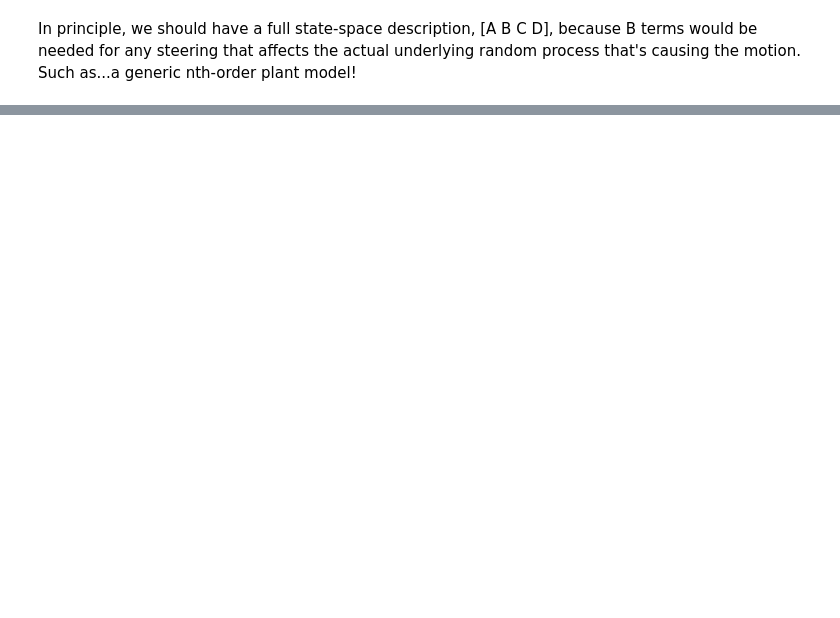
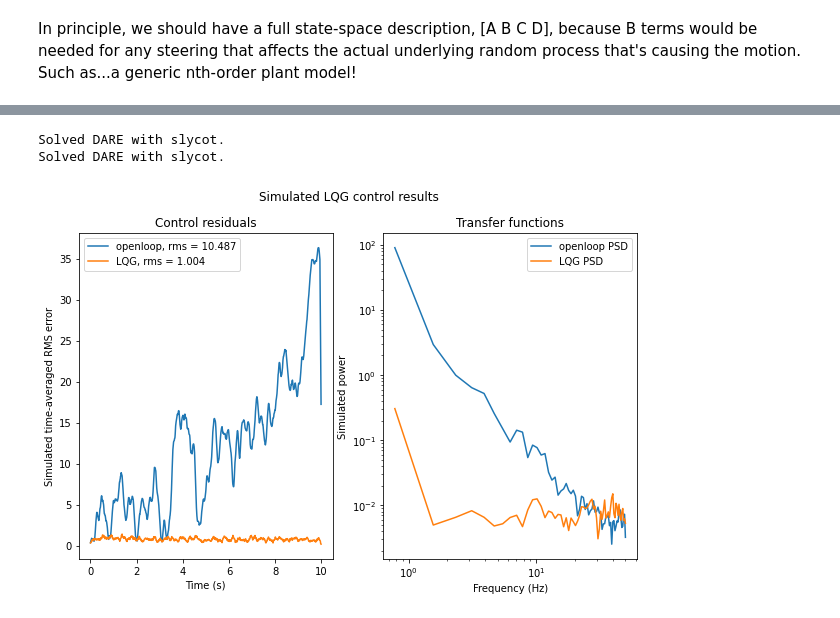
Before and after one commit to aditya-sengupta/seallqg, a Jupyter notebook: notebooks/lqg_delays_Dmatrix.ipynb, the cells around one changed output, grey strips where cells are left out. Cells and saved outputs as stored; diff of their text form; code cells hidden in the pictures; blank space fills up the shorter version.

```diff
--- a/notebooks/lqg_delays_Dmatrix.ipynb
+++ b/notebooks/lqg_delays_Dmatrix.ipynb
@@ -175,0 +127,7 @@ _ = abcd.simulate([ol, integ], nsteps=nsteps, plot=True)
+# %%
+identity = LQG(np.eye(1), np.array([[1]]), np.array([[1]]), np.array([[0]]), np.eye(1), 0.01 * np.eye(1))
+identity.simulate([ol], plot=True);
+# %% [output]
+Solved DARE with slycot.
+Solved DARE with slycot.
+[figure, added]
```
Also changed, not shown: parts of 25 cells of this notebook, 11 other files.
